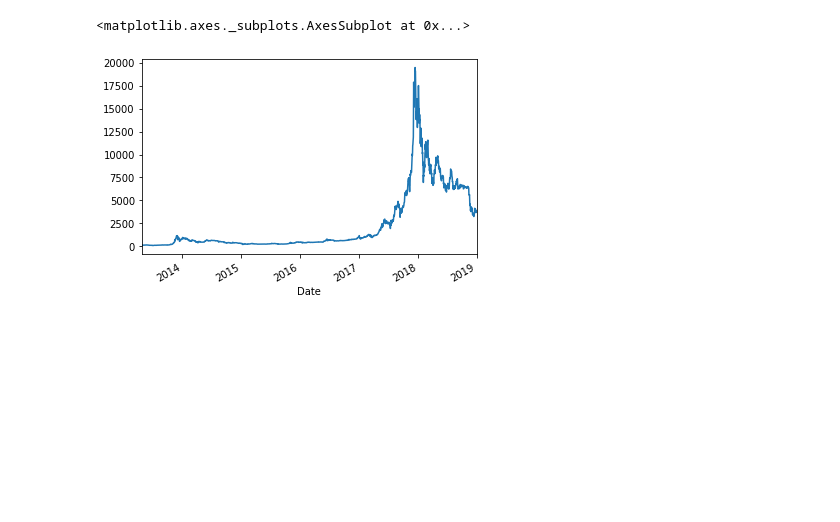
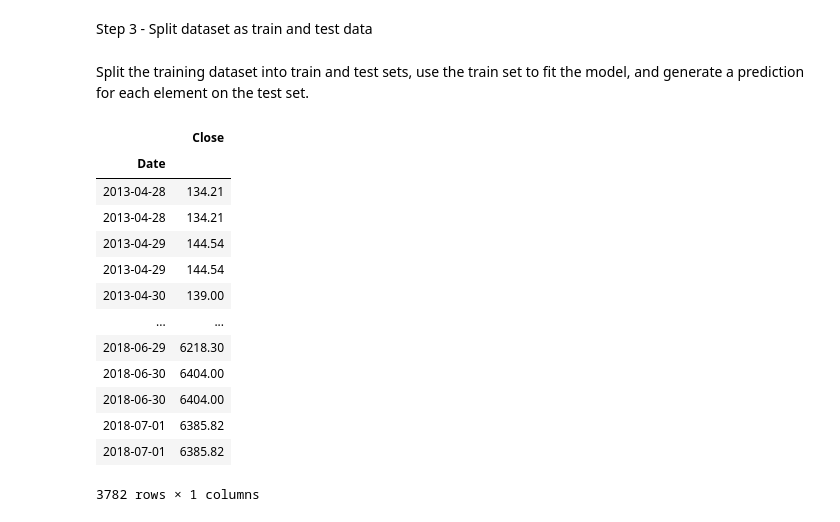
Before and after one commit to DhanushkaAbeyratne/Bitcoin-Price-Prediction---ARIMA, a Jupyter notebook: BTC-ARIMA.ipynb, the cells around one changed output. Saved outputs shown, nothing was run; the diff lists cells and outputs as text; code cells hidden in the pictures; blank space fills up the shorter version.

```diff
--- a/BTC-ARIMA.ipynb
+++ b/BTC-ARIMA.ipynb
@@ -31,7 +41,23 @@ df_bitcoin.head(5)
+# %% [markdown]
+Step 3 -  Split dataset as train and test data
+# %% [markdown]
+Split the training dataset into train and test sets, use the train set to fit the model, and generate a prediction for each element on the test set.
 # %%
-df_bitcoin_train = df_bitcoin.loc[:"2019-01-1",["Close"]]
-df_bitcoin_test = df_bitcoin.loc["2019-01-2":,["Close"]]
-df_bitcoin_train['Close'].plot()
+df_bitcoin_train = df_bitcoin.loc[:"2018-07-01",["Close"]]
+df_bitcoin_test = df_bitcoin.loc["2018-07-02":,["Close"]]
+df_bitcoin_train.sort_values("Date")
 # %% [output]
+|  | Close |
+| Date |  |
+| 2013-04-28 | 134.21 |
+| 2013-04-28 | 134.21 |
+| 2013-04-29 | 144.54 |
+| 2013-04-29 | 144.54 |
+| 2013-04-30 | 139.00 |
+| ... | ... |
+| 2018-06-29 | 6218.30 |
+| 2018-06-30 | 6404.00 |
+| 2018-06-30 | 6404.00 |
+| 2018-07-01 | 6385.82 |
+| 2018-07-01 | 6385.82 |
-<matplotlib.axes._subplots.AxesSubplot at 0x...>
+3782 rows × 1 columns
-[figure, removed]
```
Also changed, not shown: parts of 42 cells of this notebook, 1 other file.
